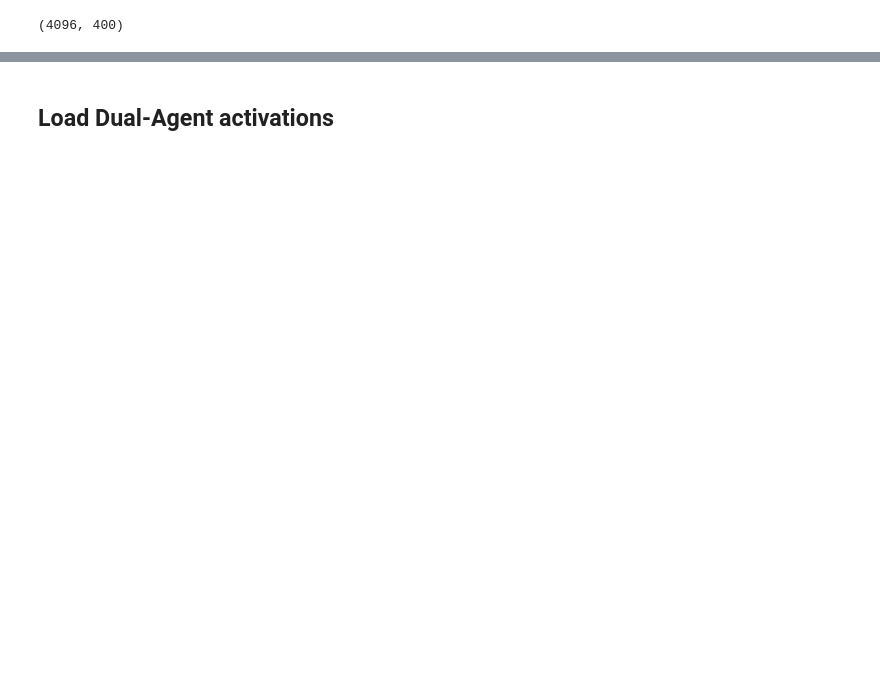
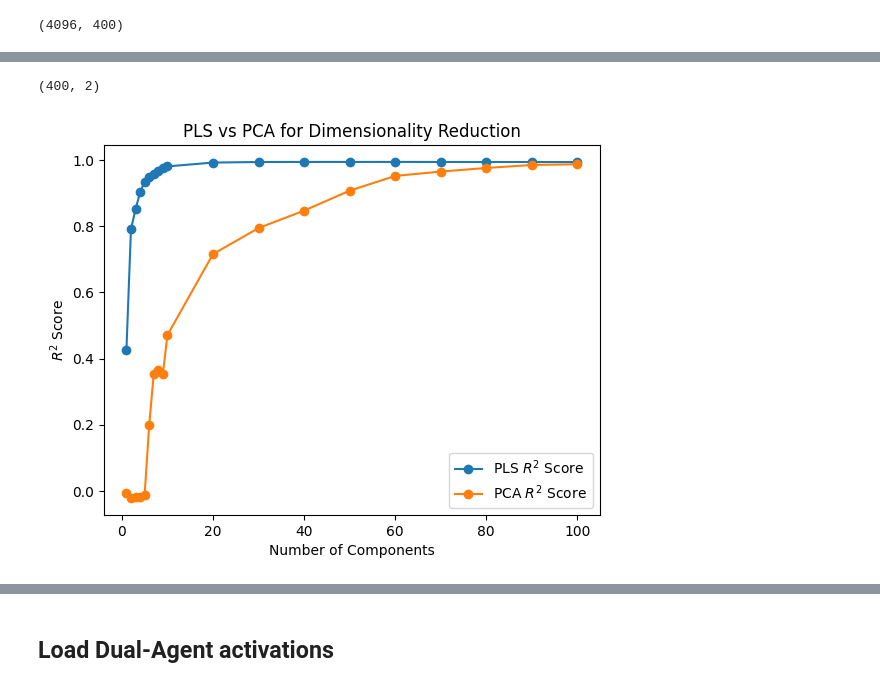
Before and after one commit to geometric-intelligence/neurometry, a Jupyter notebook: tutorials/071_application_dual_agent_rnns.ipynb, the cells around one changed output, grey strips where cells are left out. Cells and saved outputs as stored; diff of their text form; code cells hidden in the pictures; blank space fills up the shorter version.

```diff
--- a/tutorials/071_application_dual_agent_rnns.ipynb
+++ b/tutorials/071_application_dual_agent_rnns.ipynb
@@ -245,0 +258,47 @@ clusters[0].shape
+# %%
+box_width = 2.2
+res = 20
+
+bin_edges = np.linspace(-box_width / 2, box_width / 2, res + 1)
+bin_centers = (bin_edges[:-1] + bin_edges[1:]) / 2
+
+x_centers, y_centers = np.meshgrid(bin_centers, bin_centers[::-1])
+
+positions_array = np.stack([x_centers, y_centers], axis=-1)
+
+# Flatten the coordinate array to shape (400, 2)
+positions = positions_array.reshape(-1, 2)
+
+
+print(positions.shape)
+
+
+X = neural_points
+Y = positions
+# %% [output]
+(400, 2)
+# %%
+from neurometry.dimension.dimension import (
+    evaluate_PCA_with_different_K,
+    evaluate_pls_with_different_K,
+)
+
+K_values = [i for i in range(1, 10)] + [i for i in range(10, 110, 10)]
+
+pca_r2_scores, pca_transformed_X = evaluate_PCA_with_different_K(X, Y, K_values)
+
+pls_r2_scores, pls_transformed_X = evaluate_pls_with_different_K(X, Y, K_values)
+
+plt.plot(K_values, pls_r2_scores, marker="o", label="PLS $R^2$ Score")
+
+plt.plot(K_values, pca_r2_scores, marker="o", label="PCA $R^2$ Score")
+
+plt.xlabel("Number of Components")
+
+plt.ylabel("$R^2$ Score")
+
+plt.title("PLS vs PCA for Dimensionality Reduction")
+
+plt.legend();
+# %% [output]
+[figure, added]
```
Also changed, not shown: parts of 24 cells of this notebook, 8 other files.
